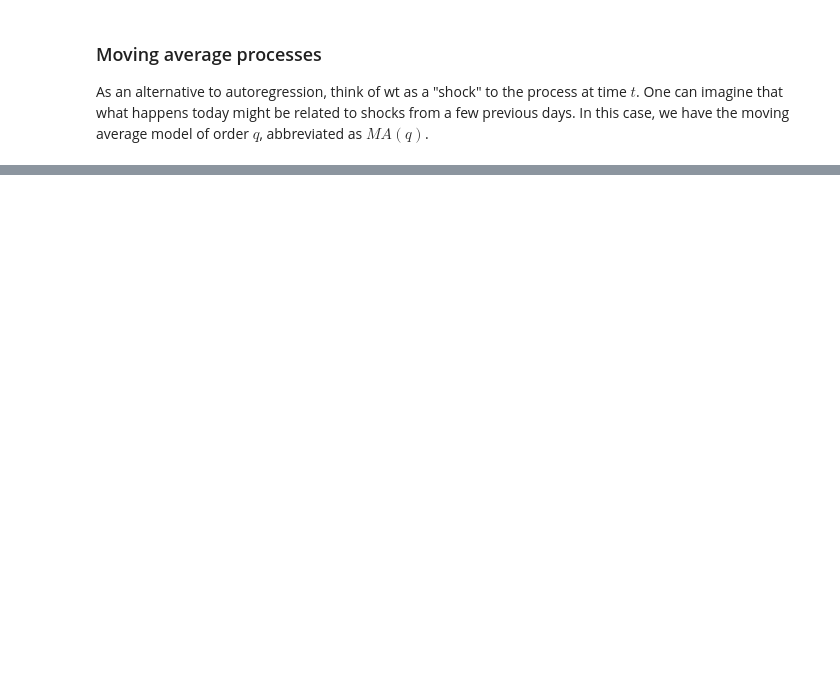
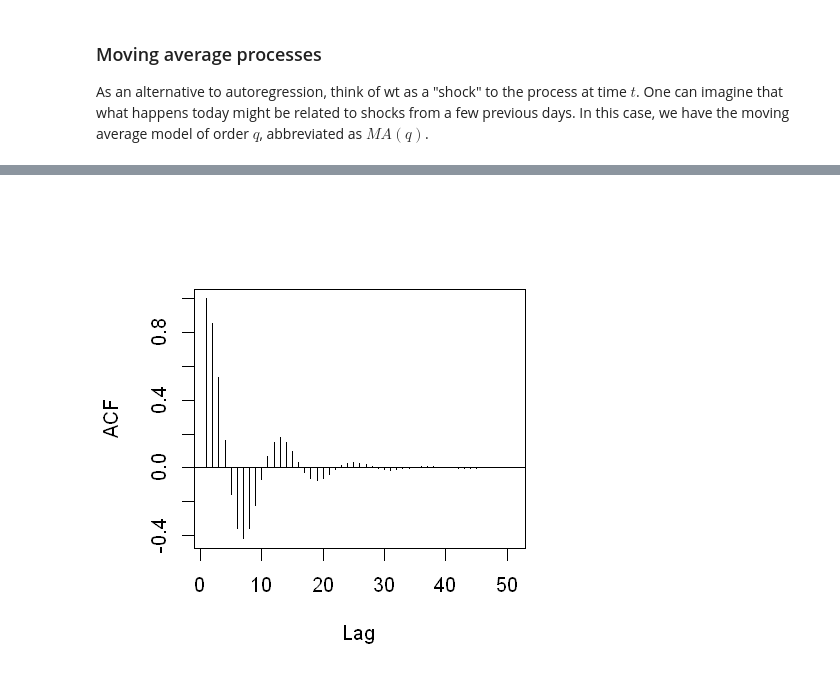
Before and after one commit to mac40/BEFD, a Jupyter notebook: Introduction to Time Series Analysis.ipynb, the cells around one changed output, grey strips where cells are left out. Saved outputs shown, nothing was run; the diff lists cells and outputs as text; code cells hidden in the pictures; blank space fills up the shorter version.

```diff
--- a/Introduction to Time Series Analysis.ipynb
+++ b/Introduction to Time Series Analysis.ipynb
@@ -419,0 +505,7 @@ page 70
+# %%
+## Plot ACF
+ACF = ARMAacf(ar = phi, ma = 0, 50)
+plot(ACF, type = "h", xlab = "Lag")
+abline(h = 0)
+# %% [output]
+[figure, added]
```
Also changed, not shown: parts of 30 cells of this notebook.
